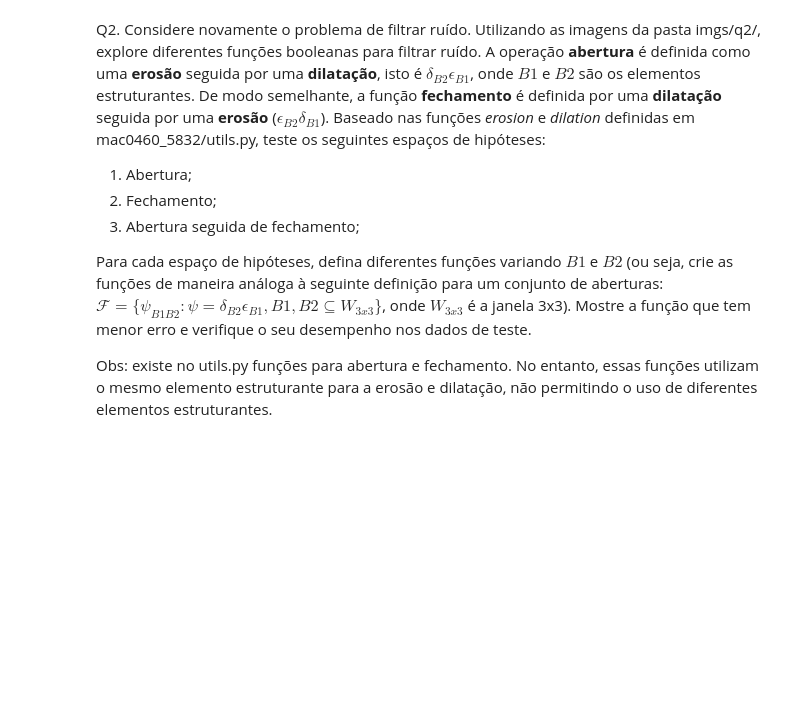
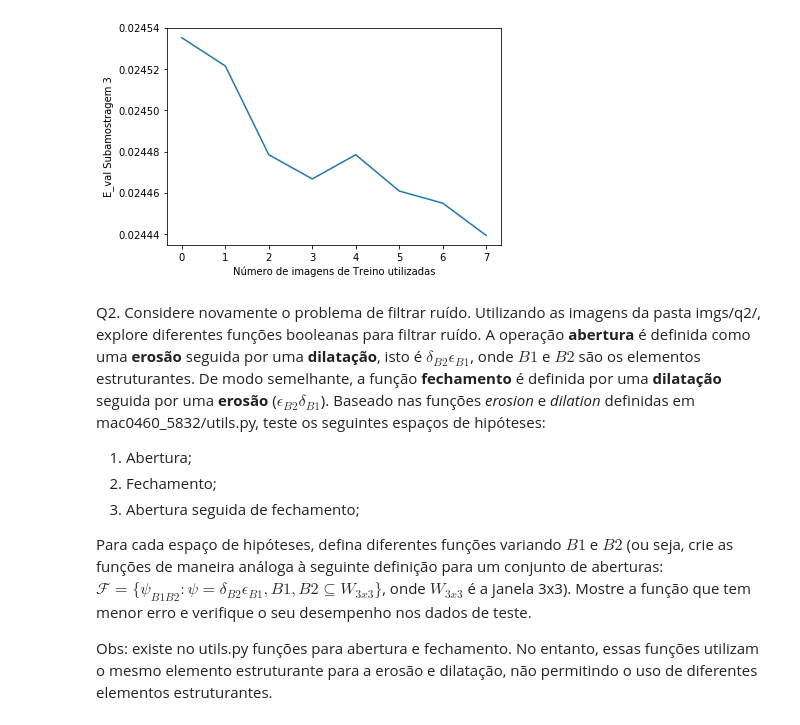
Before and after one commit to Larissa13/Mac0460-ML, a Jupyter notebook: ep2/ep2.ipynb, the cells around one changed output. Saved outputs shown, nothing was run; the diff lists cells and outputs as text; code cells hidden in the pictures; blank space fills up the shorter version.

```diff
--- a/ep2/ep2.ipynb
+++ b/ep2/ep2.ipynb
@@ -269,17 +291,20 @@ plt.ylabel('E_in Subamostragem 2')
 # %%
 #subamsotragem3 window1, window1d, window1e, window1b
 e_in3 = []
+e_val3 = []
 results_sub3 = [results1, results1d, results1e, results1b]
 windows_sub3 = [window1, window1d, window1e, window1b]
-centers_sub3 = [center11,  center1a, center1b, center1c]
-for i in range(n):
+centers_sub3 = [center1a,  center1a, center1b, center1c]
+for i in range(8):
     results = [results_sub3[0][i], results_sub3[1][i], results_sub3[2][i], results_sub3[3][i]]
     e_in = 0.0
-    for j in range(n):
-        res_image = apply_learnmult(results, in_image[j], windows_sub3, centers_sub3)
-        e_in += (calculate_error(res_image, out_image1[j])/(H*W))
-    e_in1.append(e_in)
+    e_val = 0.0
+    for j in range(i+1):
+        res_image = apply_learnmult(results, in_images1[j], windows_sub3, centers_sub3)
+        e_in += calculate_error(res_image, out_image1[j])
+    e_in3.append(e_in)
 
-plt.plot(e_in3)
-plt.xlabel('Número de imagens de Treino utilizadas')
-plt.ylabel('E_in Subamostragem 3')
+    for j in range(8, 10):
+        res_image = apply_learnmult(results, in_images1[j], windows_sub3, centers_sub3)
+        e_val += calculate_error(res_image, out_image1[j])
+    e_val3.append(e_val/(H*W*2))
@@ -286,3 +318,10 @@ plt.ylabel('E_in Subamostragem 3')
+# %%
+plt.plot(e_val3)
+plt.xlabel('Número de imagens de Treino utilizadas')
+plt.ylabel('E_val Subamostragem 3')
+plt.show()
+# %% [output]
+[figure, added]
 # %% [markdown]
 Q2. Considere novamente o problema de filtrar ruído. Utilizando as imagens da pasta imgs/q2/, explore diferentes funções booleanas para filtrar ruído. A operação **abertura** é definida como uma **erosão** seguida por uma **dilatação**, isto é $\delta_{B2}\epsilon_{B1}$, onde $B1$ e $B2$ são os elementos estruturantes. De modo semelhante, a função **fechamento** é definida por uma **dilatação** seguida por uma **erosão** ($\epsilon_{B2}\delta_{B1}$). Baseado nas funções *erosion* e *dilation* definidas em mac0460_5832/utils.py, teste os seguintes espaços de hipóteses:
 
```
Also changed, not shown: parts of 17 cells of this notebook, 1 other file.
